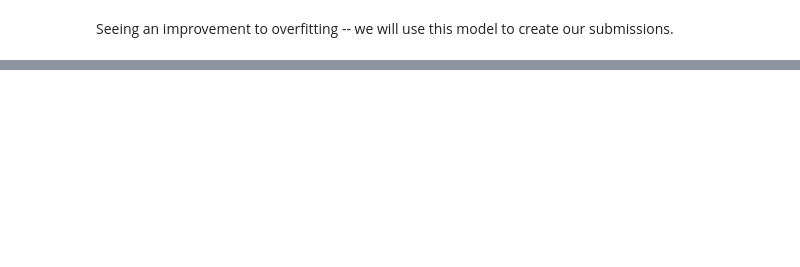
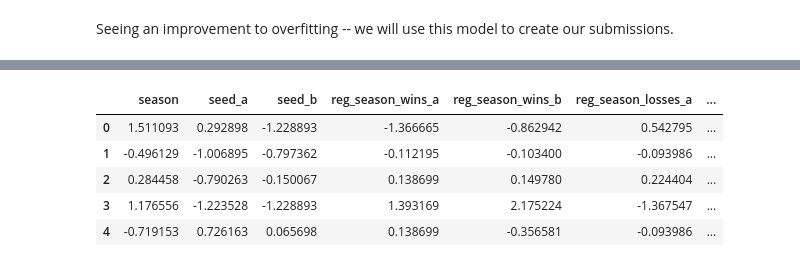
Before and after one commit to akaigraham/main-ML, a Jupyter notebook: march-madness-simulation/notebooks/mm-23.ipynb, the cells around one changed output, grey strips where cells are left out. Cells and saved outputs as stored; diff of their text form; code cells hidden in the pictures; blank space fills up the shorter version.

```diff
--- a/march-madness-simulation/notebooks/mm-23.ipynb
+++ b/march-madness-simulation/notebooks/mm-23.ipynb
@@ -540,0 +567,9 @@ Seeing an improvement to overfitting -- we will use this model to create our sub
+# %%
+X_train_final.head()
+# %% [output]
+|  | season | seed_a | seed_b | reg_season_wins_a | reg_season_wins_b | reg_season_losses_a | ... |
+| 0 | 1.511093 | 0.292898 | -1.228893 | -1.366665 | -0.862942 | 0.542795 | ... |
+| 1 | -0.496129 | -1.006895 | -0.797362 | -0.112195 | -0.103400 | -0.093986 | ... |
+| 2 | 0.284458 | -0.790263 | -0.150067 | 0.138699 | 0.149780 | 0.224404 | ... |
+| 3 | 1.176556 | -1.223528 | -1.228893 | 1.393169 | 2.175224 | -1.367547 | ... |
+| 4 | -0.719153 | 0.726163 | 0.065698 | 0.138699 | -0.356581 | -0.093986 | ... |
```
Also changed, not shown: parts of 23 cells of this notebook, 1 other file.
